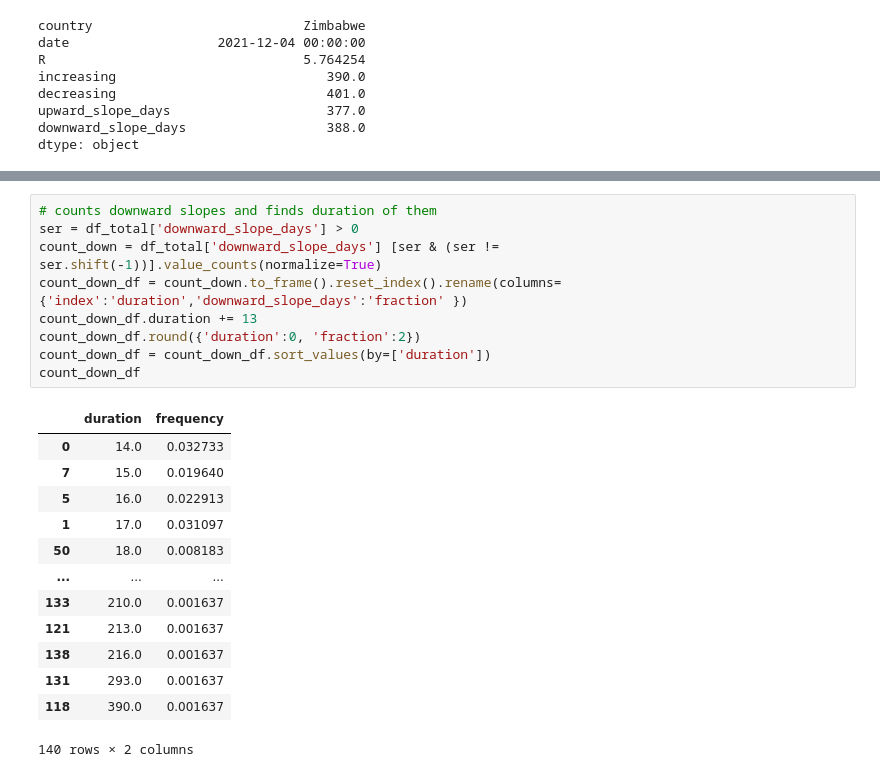
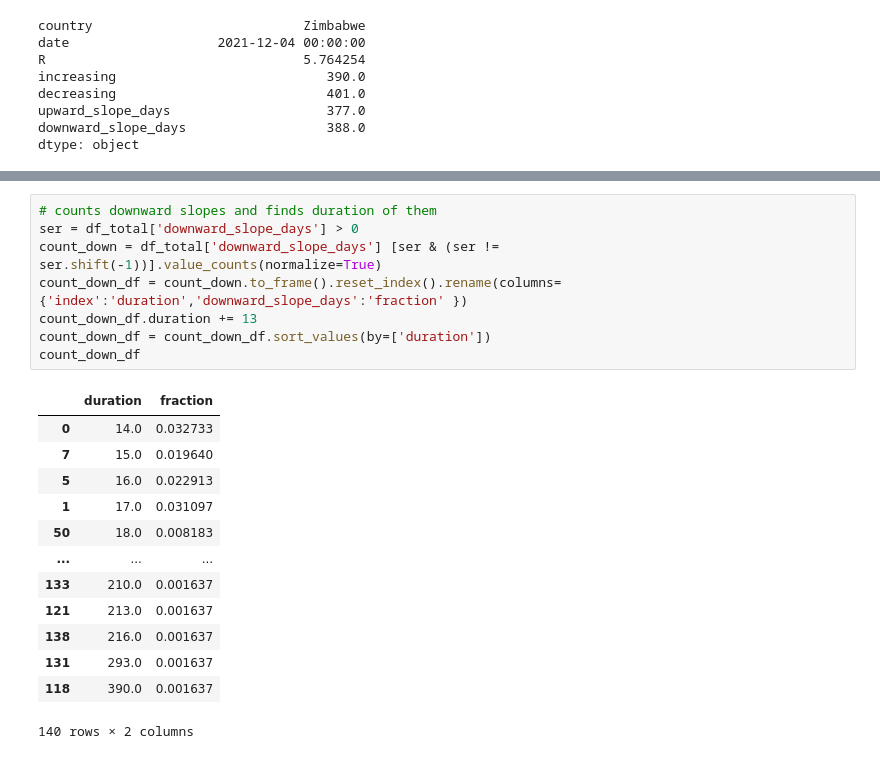
Before and after one commit to bendiknordeng/Epidemiologic-Strategies, a Jupyter notebook: waves_estimation.ipynb, the cells around one changed output, grey strips where cells are left out. Saved outputs shown, nothing was run; the diff lists cells and outputs as text.

```diff
--- a/waves_estimation.ipynb
+++ b/waves_estimation.ipynb
@@ -94,14 +100,13 @@ df_total.loc[df_total['decreasing'] == 2394]
 # %%
 # counts downward slopes and finds duration of them
 ser = df_total['downward_slope_days'] > 0
 count_down = df_total['downward_slope_days'] [ser & (ser != ser.shift(-1))].value_counts(normalize=True)
 count_down_df = count_down.to_frame().reset_index().rename(columns={'index':'duration','downward_slope_days':'fraction' })
 count_down_df.duration += 13
-count_down_df.round({'duration':0, 'fraction':2})
 count_down_df = count_down_df.sort_values(by=['duration'])
 count_down_df
 # %% [output]
-|  | duration | frequency |
+|  | duration | fraction |
 | 0 | 14.0 | 0.032733 |
 | 7 | 15.0 | 0.019640 |
 | 5 | 16.0 | 0.022913 |
```
Also changed, not shown: parts of 8 cells of this notebook.
